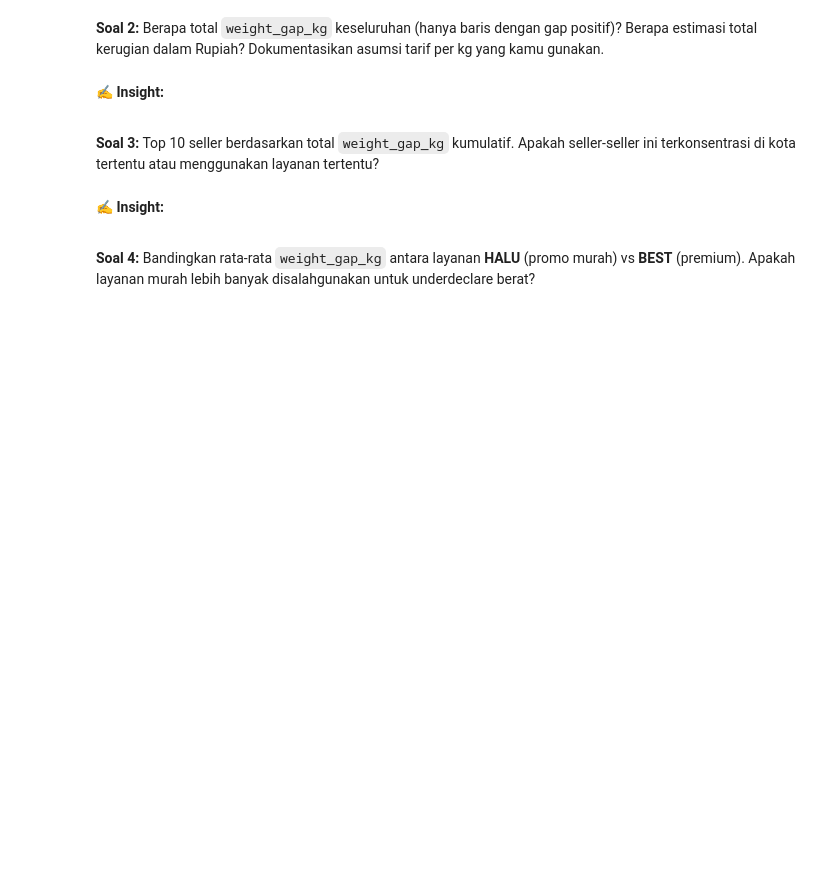
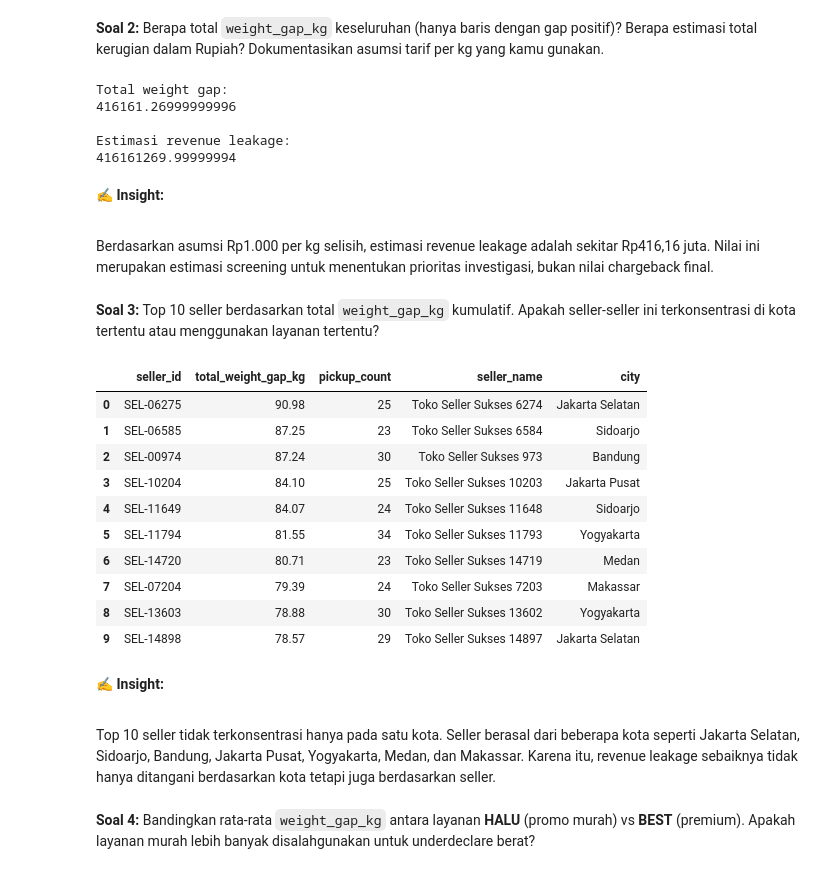
Before and after one commit to naufalarkan2004-spec/data_analysis_report_sicepat, a Jupyter notebook: m2_project_sicepat_RaffyReyhan.ipynb, the cells around one changed output. Cells and saved outputs as stored; diff of their text form; code cells hidden in the pictures; blank space fills up the shorter version.

```diff
--- a/m2_project_sicepat_RaffyReyhan.ipynb
+++ b/m2_project_sicepat_RaffyReyhan.ipynb
@@ -427,0 +426,8 @@ Nilai sangat besar:
+# %%
+# Investigasi lanjutan: apakah anomali berkorelasi dengan seller, service, atau item_category tertentu?
+
+# 1. Buat penanda (flag) anomali (jika belum ada)
+df_pickups['is_negatif'] = df_pickups['stated_weight_kg'] < 0
+df_pickups['is_sangat_kecil'] = (df_pickups['stated_weight_kg'] >= 0) & (df_pickups['stated_weight_kg'] < 0.1)
+df_pickups['is_sangat_besar'] = df_pickups['stated_weight_kg'] > 100
+df_pickups['is_anomali'] = df_pickups['is_negatif'] | df_pickups['is_sangat_kecil'] | df_pickups['is_sangat_besar']
@@ -436,3 +495,7 @@ Nilai sangat besar:
 # %%
 # TODO: Implementasi penanganan anomali stated_weight_kg
 # Tangani ketiga tipe secara terpisah
+df_pickups["stated_weight_kg"] = df_pickups["stated_weight_kg"].where(
+    df_pickups["stated_weight_kg"].between(0.1, 100),
+    np.nan
+)
@@ -881,9 +1004,32 @@ df_pickups["request_hour"] = (
 # %%
 # Soal 2
 # Dokumentasikan asumsi tarif per kg yang kamu pilih
+positive_gap = df_pickups[
+    df_pickups["weight_gap_kg"] > 0
+]
+
+total_weight_gap = positive_gap["weight_gap_kg"].sum()
+
+total_revenue_loss = (
+    total_weight_gap * 1000
+)
+
+print("Total weight gap:")
+print(total_weight_gap)
+
+print("\nEstimasi revenue leakage:")
+print(total_revenue_loss)
+# %% [output]
+Total weight gap:
+416161.26999999996
+
+Estimasi revenue leakage:
+416161269.99999994
 # %% [markdown]
 **✍️ Insight:**
 
 >
+# %% [markdown]
+Berdasarkan asumsi Rp1.000 per kg selisih, estimasi revenue leakage adalah sekitar Rp416,16 juta. Nilai ini merupakan estimasi screening untuk menentukan prioritas investigasi, bukan nilai chargeback final.
 # %% [markdown]
 **Soal 3:** Top 10 seller berdasarkan total `weight_gap_kg` kumulatif. Apakah seller-seller ini terkonsentrasi di kota tertentu atau menggunakan layanan tertentu?
@@ -893,6 +1036,44 @@ df_pickups["request_hour"] = (
+# %%
+# Soal 3
+# Hint: merge df_pickups dengan df_sellers untuk mendapatkan city per seller
+seller_gap = df_pickups[
+    df_pickups["weight_gap_kg"] > 0
+].groupby("seller_id").agg(
+    total_weight_gap_kg=("weight_gap_kg", "sum"),
+    pickup_count=("resi_no", "count")
+)
+
+seller_gap = seller_gap.sort_values(
+    "total_weight_gap_kg",
+    ascending=False
+).head(10)
+
+seller_gap = seller_gap.reset_index()
+
+seller_gap = seller_gap.merge(
+    df_sellers[["seller_id", "seller_name", "city"]],
+    on="seller_id",
+    how="left"
+)
+
+seller_gap
+# %% [output]
+|  | seller_id | total_weight_gap_kg | pickup_count | seller_name | city |
+| 0 | SEL-06275 | 90.98 | 25 | Toko Seller Sukses 6274 | Jakarta Selatan |
+| 1 | SEL-06585 | 87.25 | 23 | Toko Seller Sukses 6584 | Sidoarjo |
+| 2 | SEL-00974 | 87.24 | 30 | Toko Seller Sukses 973 | Bandung |
+| 3 | SEL-10204 | 84.10 | 25 | Toko Seller Sukses 10203 | Jakarta Pusat |
+| 4 | SEL-11649 | 84.07 | 24 | Toko Seller Sukses 11648 | Sidoarjo |
+| 5 | SEL-11794 | 81.55 | 34 | Toko Seller Sukses 11793 | Yogyakarta |
+| 6 | SEL-14720 | 80.71 | 23 | Toko Seller Sukses 14719 | Medan |
+| 7 | SEL-07204 | 79.39 | 24 | Toko Seller Sukses 7203 | Makassar |
+| 8 | SEL-13603 | 78.88 | 30 | Toko Seller Sukses 13602 | Yogyakarta |
+| 9 | SEL-14898 | 78.57 | 29 | Toko Seller Sukses 14897 | Jakarta Selatan |
 # %% [markdown]
 **✍️ Insight:**
 
 >
+# %% [markdown]
+Top 10 seller tidak terkonsentrasi hanya pada satu kota. Seller berasal dari beberapa kota seperti Jakarta Selatan, Sidoarjo, Bandung, Jakarta Pusat, Yogyakarta, Medan, dan Makassar. Karena itu, revenue leakage sebaiknya tidak hanya ditangani berdasarkan kota tetapi juga berdasarkan seller.
 # %% [markdown]
 **Soal 4:** Bandingkan rata-rata `weight_gap_kg` antara layanan **HALU** (promo murah) vs **BEST** (premium). Apakah layanan murah lebih banyak disalahgunakan untuk underdeclare berat?
```
Also changed, not shown: parts of 61 cells of this notebook.
